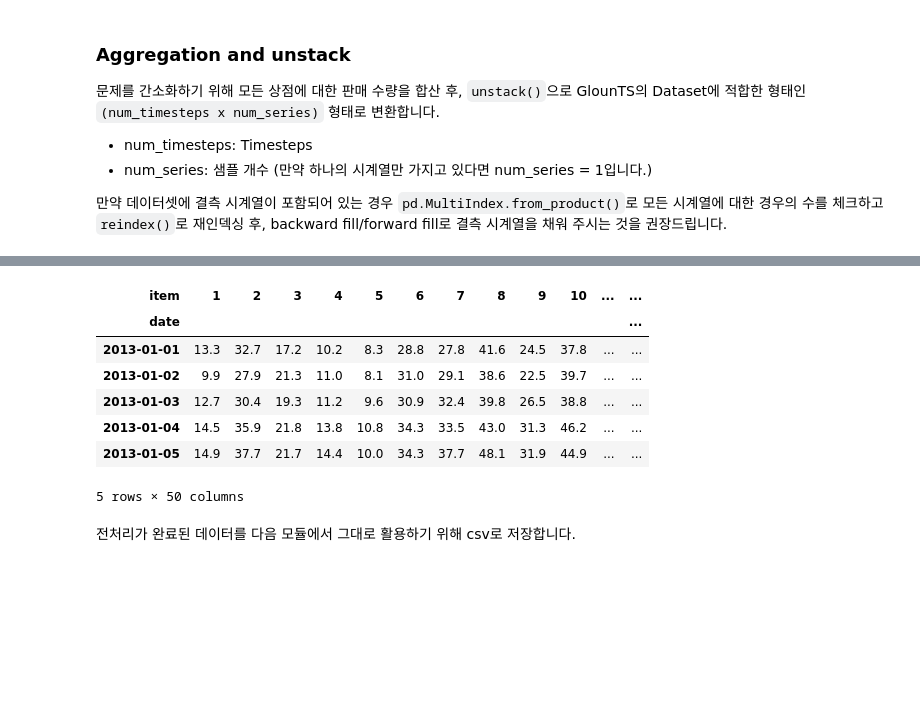
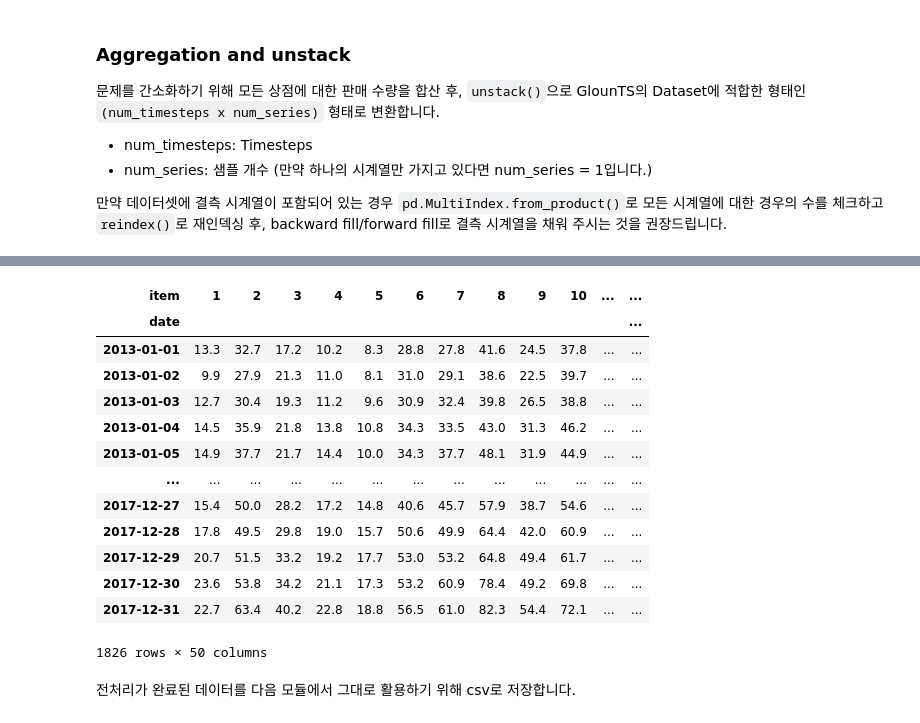
Before and after one commit to daekeun-ml/time-series-on-aws-hol, a Jupyter notebook: store-item-demand/1.training_local.ipynb, the cells around one changed output, grey strips where cells are left out. Drawn from its saved outputs; the diff is of its cells as text; code cells hidden in the pictures; blank space fills up the shorter version.

```diff
--- a/store-item-demand/1.training_local.ipynb
+++ b/store-item-demand/1.training_local.ipynb
@@ -129,14 +151,20 @@ target_df = df_agg[target_col].unstack('item')
 # %%
-target_df.head()
+target_df
 # %% [output]
 | item | 1 | 2 | 3 | 4 | 5 | 6 | 7 | 8 | 9 | 10 | ... | ... |
 | date |  |  |  |  |  |  |  |  |  |  |  | ... |
 | 2013-01-01 | 13.3 | 32.7 | 17.2 | 10.2 | 8.3 | 28.8 | 27.8 | 41.6 | 24.5 | 37.8 | ... | ... |
 | 2013-01-02 | 9.9 | 27.9 | 21.3 | 11.0 | 8.1 | 31.0 | 29.1 | 38.6 | 22.5 | 39.7 | ... | ... |
 | 2013-01-03 | 12.7 | 30.4 | 19.3 | 11.2 | 9.6 | 30.9 | 32.4 | 39.8 | 26.5 | 38.8 | ... | ... |
 | 2013-01-04 | 14.5 | 35.9 | 21.8 | 13.8 | 10.8 | 34.3 | 33.5 | 43.0 | 31.3 | 46.2 | ... | ... |
 | 2013-01-05 | 14.9 | 37.7 | 21.7 | 14.4 | 10.0 | 34.3 | 37.7 | 48.1 | 31.9 | 44.9 | ... | ... |
+| ... | ... | ... | ... | ... | ... | ... | ... | ... | ... | ... | ... | ... |
+| 2017-12-27 | 15.4 | 50.0 | 28.2 | 17.2 | 14.8 | 40.6 | 45.7 | 57.9 | 38.7 | 54.6 | ... | ... |
+| 2017-12-28 | 17.8 | 49.5 | 29.8 | 19.0 | 15.7 | 50.6 | 49.9 | 64.4 | 42.0 | 60.9 | ... | ... |
+| 2017-12-29 | 20.7 | 51.5 | 33.2 | 19.2 | 17.7 | 53.0 | 53.2 | 64.8 | 49.4 | 61.7 | ... | ... |
+| 2017-12-30 | 23.6 | 53.8 | 34.2 | 21.1 | 17.3 | 53.2 | 60.9 | 78.4 | 49.2 | 69.8 | ... | ... |
+| 2017-12-31 | 22.7 | 63.4 | 40.2 | 22.8 | 18.8 | 56.5 | 61.0 | 82.3 | 54.4 | 72.1 | ... | ... |
-5 rows × 50 columns
+1826 rows × 50 columns
 # %% [markdown]
 전처리가 완료된 데이터를 다음 모듈에서 그대로 활용하기 위해 csv로 저장합니다.
 # %%
```
Also changed, not shown: parts of 40 cells of this notebook, 6 other files.
